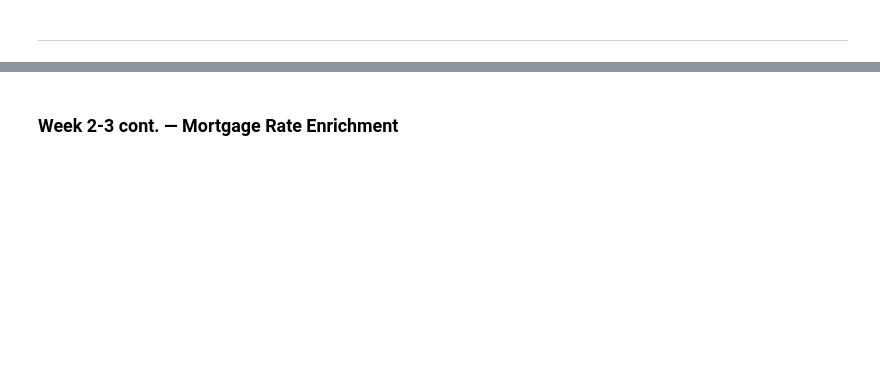
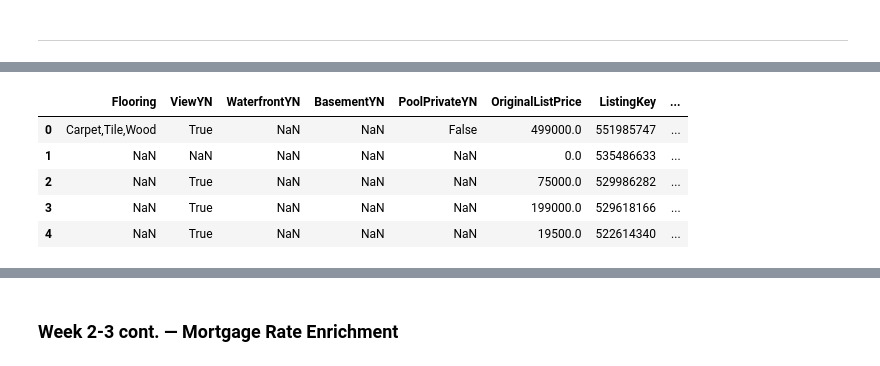
Before and after one commit to yuliLinn/IDX_YuLi, a Jupyter notebook: MLS_project_yuliLinn.ipynb, the cells around one changed output, grey strips where cells are left out. Drawn from its saved outputs; the diff is of its cells as text; code cells hidden in the pictures; blank space fills up the shorter version.

```diff
--- a/MLS_project_yuliLinn.ipynb
+++ b/MLS_project_yuliLinn.ipynb
@@ -127,0 +150,10 @@ sold_resid.to_csv("week1_sold_resid.csv", index=False)
+# %%
+pd.set_option('display.max_columns', None)
+sold.head()
+# %% [output]
+|  | Flooring | ViewYN | WaterfrontYN | BasementYN | PoolPrivateYN | OriginalListPrice | ListingKey | ... |
+| 0 | Carpet,Tile,Wood | True | NaN | NaN | False | 499000.0 | 551985747 | ... |
+| 1 | NaN | NaN | NaN | NaN | NaN | 0.0 | 535486633 | ... |
+| 2 | NaN | True | NaN | NaN | NaN | 75000.0 | 529986282 | ... |
+| 3 | NaN | True | NaN | NaN | NaN | 199000.0 | 529618166 | ... |
+| 4 | NaN | True | NaN | NaN | NaN | 19500.0 | 522614340 | ... |
```
Also changed, not shown: parts of 31 cells of this notebook.
